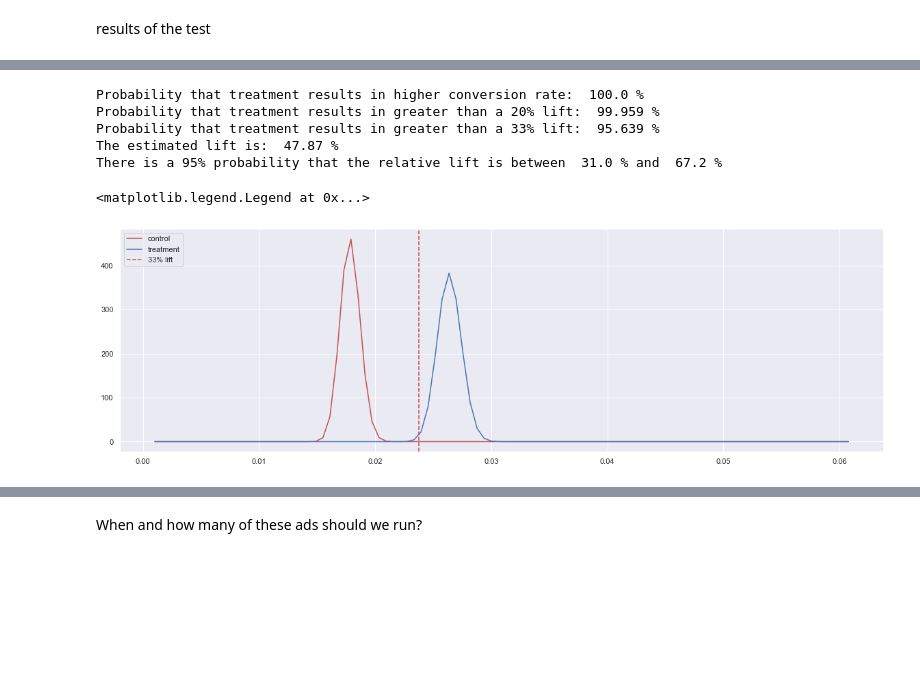
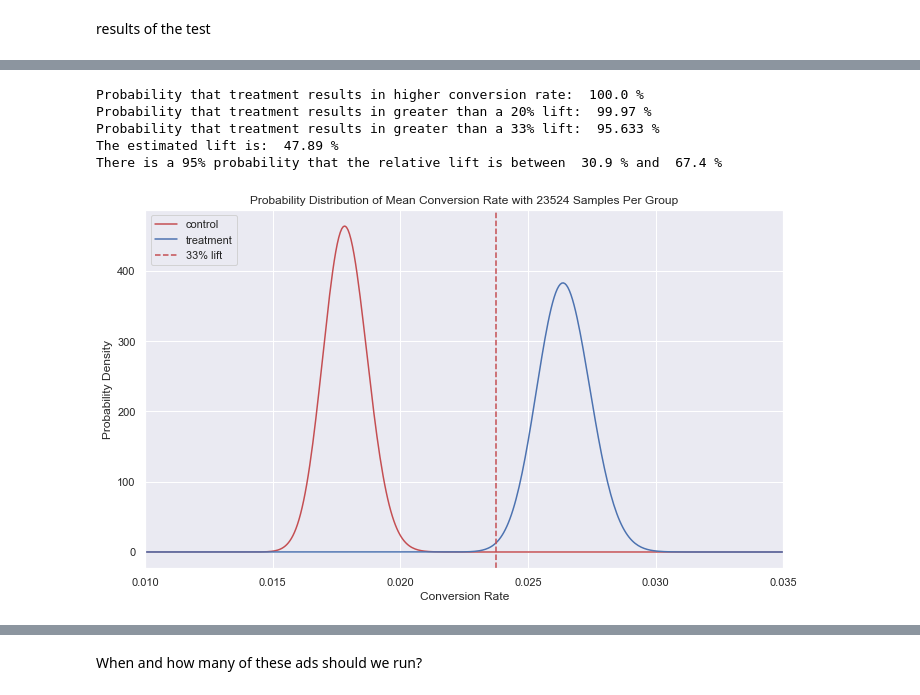
Before and after one commit to jchobanian/marketing-A-B-testing, a Jupyter notebook: marketing_AB_polish.ipynb, the cells around one changed output, grey strips where cells are left out. Saved outputs shown, nothing was run; the diff lists cells and outputs as text; code cells hidden in the pictures; blank space fills up the shorter version.

```diff
--- a/marketing_AB_polish.ipynb
+++ b/marketing_AB_polish.ipynb
@@ -377,40 +382,43 @@ posterior_treatment = stats.beta(prior_alpha+treatment_converted,prior_beta+trea
 # generate 100,000 samples of the mean from each group
 control_samples = posterior_control.rvs(100000)
 treatment_samples = posterior_treatment.rvs(100000)
 
 # calculate probabilities and 95% confidence intervals
 prob_treatment_better = np.mean(treatment_samples>control_samples)
 print('Probability that treatment results in higher conversion rate: ', prob_treatment_better *100, '%')
 prob_lift_20 = np.mean(treatment_samples>(control_samples*1.2))
 print('Probability that treatment results in greater than a 20% lift: ', prob_lift_20 *100, '%')
 prob_lift_33 = np.mean(treatment_samples>(control_samples*1.33))
 print('Probability that treatment results in greater than a 33% lift: ', prob_lift_33 *100, '%')
 lift = ((treatment_samples/control_samples)-1)*100
 lift_lowerbound , lift_upperbound = np.percentile(lift,2.5), np.percentile(lift,97.5)
 print('The estimated lift is: ',round(((np.mean(treatment_samples)/np.mean(control_samples))-1)*100,2),'%' )
 print('There is a 95% probability that the relative lift is between ', round(lift_lowerbound,1), '% and ', round(lift_upperbound,1), '%')
 
 # graph the distributions
 fig, ax = plt.subplots(1, 1)
 x = np.linspace(stats.beta.ppf(0.01, prior_alpha, prior_beta),
-                stats.beta.ppf(0.99, prior_alpha, prior_beta), 100)
+                stats.beta.ppf(0.99, prior_alpha, prior_beta), 1000)
 ax.plot(x, stats.beta.pdf(x, prior_alpha+control_converted, prior_beta+control_not_convereted),'r-', label = 'control')
 ax.plot(x, stats.beta.pdf(x, prior_alpha+treatment_converted, prior_beta+treatment_not_convereted),'b-', label = 'treatment')
 
 # add a vertical line at 33% lift relative to the average control conversion rate
 control_mean = np.mean(control_samples)
 plt.axvline(x = control_mean*1.33, color = 'r',linestyle = 'dashed', label = '33% lift')
 
 # format the graph
 plt.legend(loc = 'upper left')
+ax.set_xlabel('Conversion Rate')
+ax.set_ylabel('Probability Density')
+ax.set(title = 'Probability Distribution of Mean Conversion Rate with 23524 Samples Per Group')
+ax.set_xbound(0.01,0.035)
 # %% [output]
 Probability that treatment results in higher conversion rate:  100.0 %
-Probability that treatment results in greater than a 20% lift:  99.959 %
-Probability that treatment results in greater than a 33% lift:  95.639 %
-The estimated lift is:  47.87 %
-There is a 95% probability that the relative lift is between  31.0 % and  67.2 %
+Probability that treatment results in greater than a 20% lift:  99.97 %
+Probability that treatment results in greater than a 33% lift:  95.633 %
+The estimated lift is:  47.89 %
+There is a 95% probability that the relative lift is between  30.9 % and  67.4 %
-<matplotlib.legend.Legend at 0x...>
-[figure, old version]
+[figure, new version]
 # %%
 # using entire data set
 random.seed(42)
```
Also changed, not shown: parts of 15 cells of this notebook.
